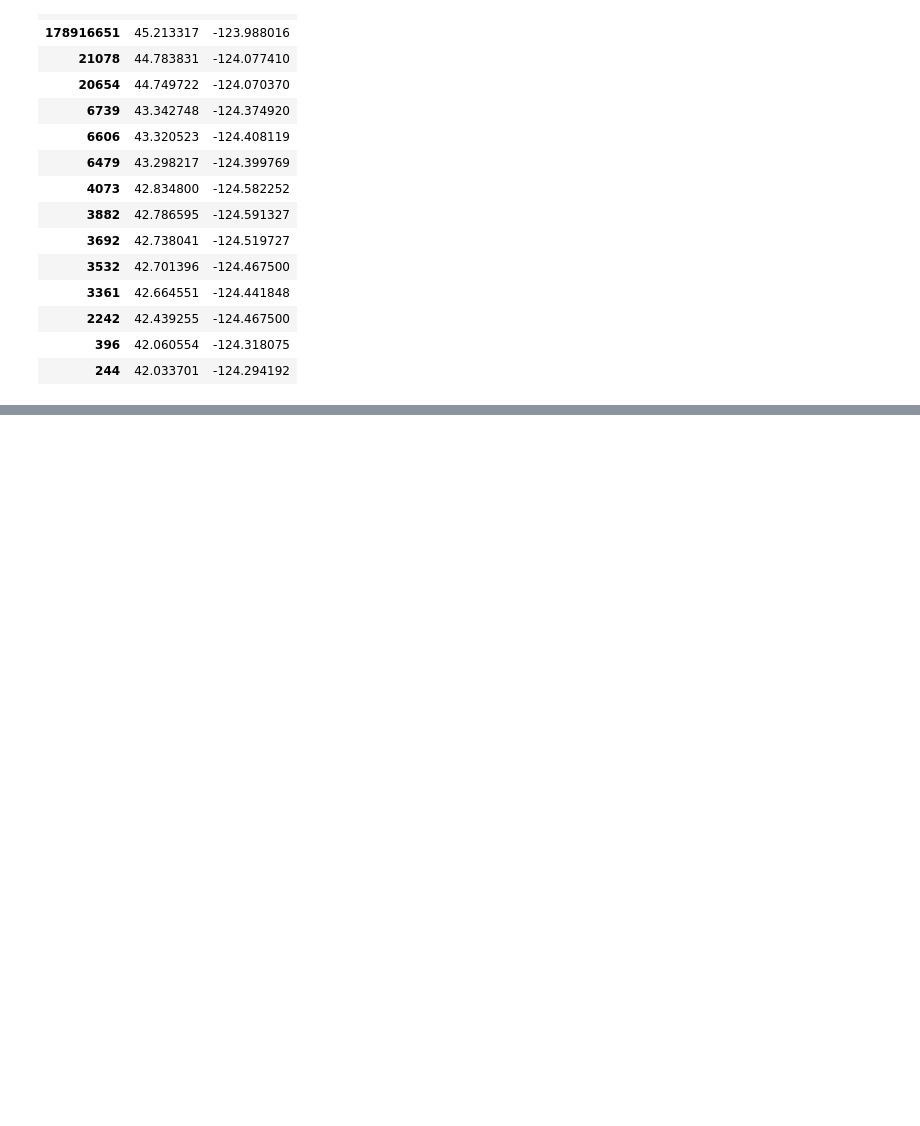
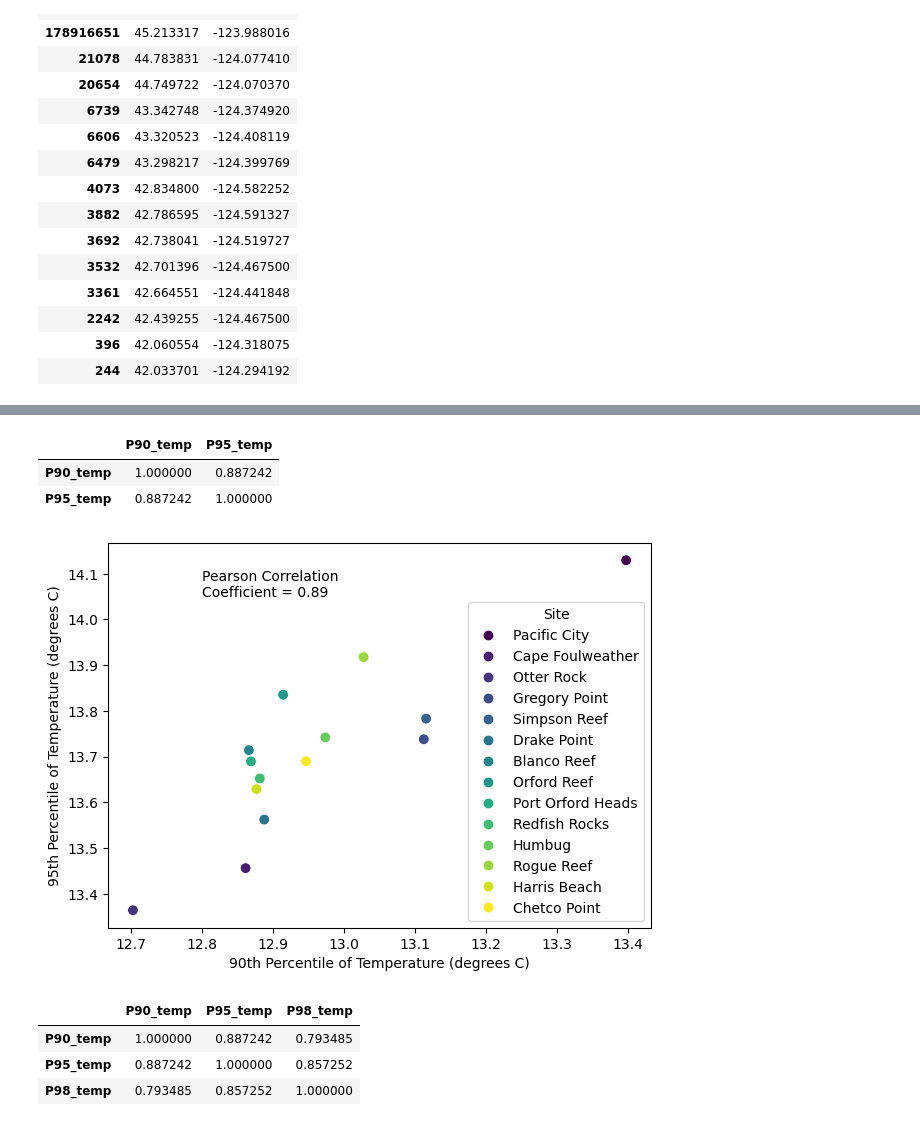
Before and after one commit to Oregon-Kelp-Alliance/Hamiltonetal_2027, a Jupyter notebook: OceanographicProfiles_LiveOceanTempMay2025_Final.ipynb, the cells around one changed output, grey strips where cells are left out. Drawn from its saved outputs; the diff is of its cells as text; code cells hidden in the pictures; blank space fills up the shorter version.

```diff
--- a/OceanographicProfiles_LiveOceanTempMay2025_Final.ipynb
+++ b/OceanographicProfiles_LiveOceanTempMay2025_Final.ipynb
@@ -125,0 +154,9 @@ sites
+# %%
+#95th percentile of temperature values at each site
+temp95 = temp_forsites.groupby("lat_rho").surf_temp.quantile(q = 0.95).reset_index()
+temp95
+
+#Adding this new temp metric for each site into a dataframe that shows multiple metrics for each site
+temp95_reordered = temp95.iloc[::-1].reset_index()
+sites["P95_temp"] = temp95_reordered.iloc[:,2]
+sites
@@ -125,0 +180,9 @@ sites
+# %%
+#95th percentile of temperature values at each site
+temp98 = temp_forsites.groupby("lat_rho").surf_temp.quantile(q = 0.98).reset_index()
+temp98
+
+#Adding this new temp metric for each site into a dataframe that shows multiple metrics for each site
+temp98_reordered = temp98.iloc[::-1].reset_index()
+sites["P98_temp"] = temp98_reordered.iloc[:,2]
+sites
@@ -206,2 +286,25 @@ sites
 # %%
 sites.to_csv('C:/Users/sarah/Documents/GitHub/ORKA_StatusReport_FollowupPaper/StatusReport_FollowupPaper_Data/MasterSites_WithTempMetrics_20132023.csv')
+# %%
+sites.iloc[:,8:10].corr()
+# %% [output]
+|  | P90_temp | P95_temp |
+| P90_temp | 1.000000 | 0.887242 |
+| P95_temp | 0.887242 | 1.000000 |
+# %%
+sns.set_palette(["#440154","#481c6e","#453581","#3d4d8a","#34618d", "#2b748e", "#24878e","#1f998a", "#25ac82", "#40bd72",  "#67cc5c","#98d83e",                                                                                   "#cde11d","#fde725"])
+plt.figure(figsize=(7,5))
+sns.scatterplot(x = sites.iloc[1:,:].P90_temp, y = sites.iloc[1:,:].P95_temp, hue = sites.iloc[1:,:].Site, s = 60)
+plt.xlabel("90th Percentile of Temperature (degrees C)")
+plt.ylabel("95th Percentile of Temperature (degrees C)")
+plt.text(12.8, 14.05, "Pearson Correlation\nCoefficient = 0.89")
+plt.savefig('C:/Users/sarah/Documents/GitHub/ORKA_StatusReport_FollowupPaper/StatusReport_FollowupPaper_Figures/TempPercentiles/90thPvs95thP.png', bbox_inches='tight', dpi=500)
+# %% [output]
+[figure, added]
+# %%
+sites.iloc[:,8:11].corr()
+# %% [output]
+|  | P90_temp | P95_temp | P98_temp |
+| P90_temp | 1.000000 | 0.887242 | 0.793485 |
+| P95_temp | 0.887242 | 1.000000 | 0.857252 |
+| P98_temp | 0.793485 | 0.857252 | 1.000000 |
```
Also changed, not shown: parts of 11 cells of this notebook, 9 other files.
